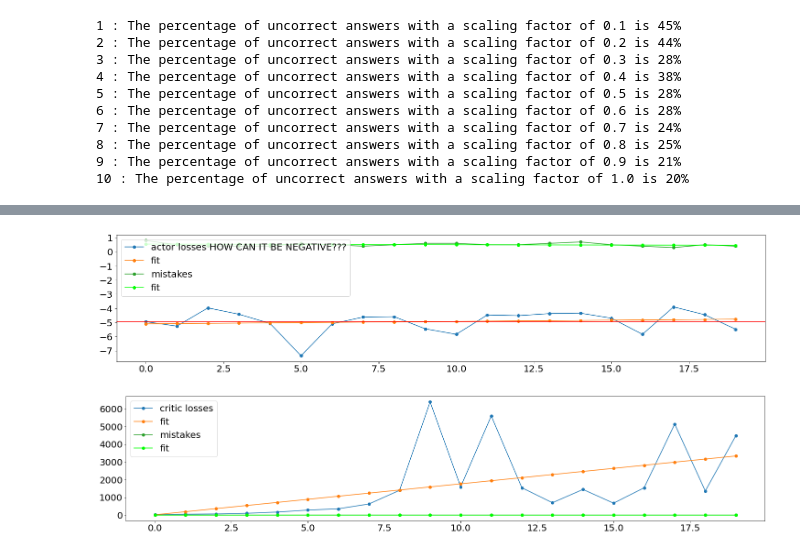
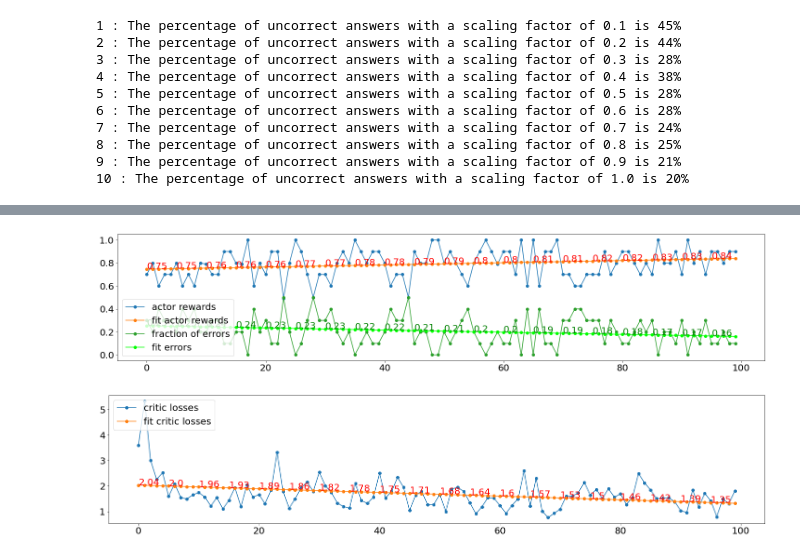
Before and after one commit to MartiniMarittimo/rdm_task, a Jupyter notebook: test.ipynb, the cells around one changed output, grey strips where cells are left out. Drawn from its saved outputs; the diff is of its cells as text; code cells hidden in the pictures.

```diff
--- a/test.ipynb
+++ b/test.ipynb
@@ -145,5 +110,0 @@ SystemError: <class 'numpy.linalg.LinAlgError'> returned a result with an error
-# %%
-importlib.reload(rln)
-reinforce = rln.REINFORCE()
-iterations = 20
-actor_losses, critic_losses, wrong_on_avarage = reinforce.training(n_trs=10, iterations=iterations)
@@ -154,34 +111,38 @@ It took 4.89 s on average for each 10-trails iteration
-# %%
-plt.figure(figsize=(25,5))
-
-length = np.linspace(0,iterations-1,iterations)
-fit = np.polyfit(length, actor_losses, 1)
-fit3 = np.polyfit(length, wrong_on_avarage, 1)
-
-plt.plot(length, actor_losses, "-o", label="actor losses HOW CAN IT BE NEGATIVE???")
-plt.plot(length, fit[1]+length*fit[0], "-o", label="fit")
-plt.plot(length, wrong_on_avarage, "-o", label="mistakes")
-plt.plot(length, fit3[1]+length*fit3[0], "-o", label="fit", color="lime")
-plt.axhline(actor_losses.mean(), color="red")
-plt.xticks(size=20)
-plt.yticks(size=20)
-plt.legend(fontsize=20, loc="upper left");
-
-
-plt.figure(figsize=(25,5))
-
-length = np.linspace(0,iterations-1,iterations)
-fit2 = np.polyfit(length, critic_losses, 1)
-
-
-plt.plot(length, critic_losses, "-o", label="critic losses")
-plt.plot(length, fit2[1]+length*fit2[0], "-o", label="fit")
-plt.plot(length, wrong_on_avarage, "-o", label="mistakes")
-plt.plot(length, fit3[1]+length*fit3[0], "-o", label="fit", color="lime")
-#plt.axhline(actor_losses.mean(), color="red")
-plt.xticks(size=20)
-plt.yticks(size=20)
-plt.legend(fontsize=20, loc="upper left");
-# %% [output]
-[figure, removed]
-[figure, removed]
+# %%
+plt.figure(figsize=(25,5))
+
+length = np.linspace(0,iterations-1,iterations)
+fit = np.polyfit(length, actor_rewards2, 1)
+fit3 = np.polyfit(length, errors2, 1)
+
+plt.plot(length, actor_rewards2, "-o", label="actor rewards")
+plt.plot(length, fit[1]+length*fit[0], "-o", label="fit actor rewards")
+plt.plot(length, errors2, "-o", label="fraction of errors")
+plt.plot(length, fit3[1]+length*fit3[0], "-o", label="fit errors", color="lime")
+
+for i in range(int(len(errors2)/5)):
+    plt.text(length[5*i], fit[1]+length[5*i]*fit[0], str(round(fit[1]+length[5*i]*fit[0], 2)), fontsize=20, color="red")
+    plt.text(length[5*i], fit3[1]+length[5*i]*fit3[0], str(round(fit3[1]+length[5*i]*fit3[0], 2)), fontsize=20, color="green")
+
+plt.xticks(size=20)
+plt.yticks(size=20)
+plt.legend(fontsize=20, loc="lower left");
+
+
+plt.figure(figsize=(25,5))
+
+length = np.linspace(0,iterations-1,iterations)
+fit2 = np.polyfit(length, critic_losses2, 1)
+
+plt.plot(length, critic_losses2, "-o", label="critic losses")
+plt.plot(length, fit2[1]+length*fit2[0], "-o", label="fit critic losses")
+
+for i in range(int(len(errors2)/5)):
+    plt.text(length[5*i], fit2[1]+length[5*i]*fit2[0], str(round(fit2[1]+length[5*i]*fit2[0], 2)), fontsize=20, color="red")
+
+plt.xticks(size=20)
+plt.yticks(size=20)
+plt.legend(fontsize=20, loc="upper left");
+# %% [output]
+[figure, added]
+[figure, added]
```
Also changed, not shown: parts of 12 cells of this notebook, 3 other files.
